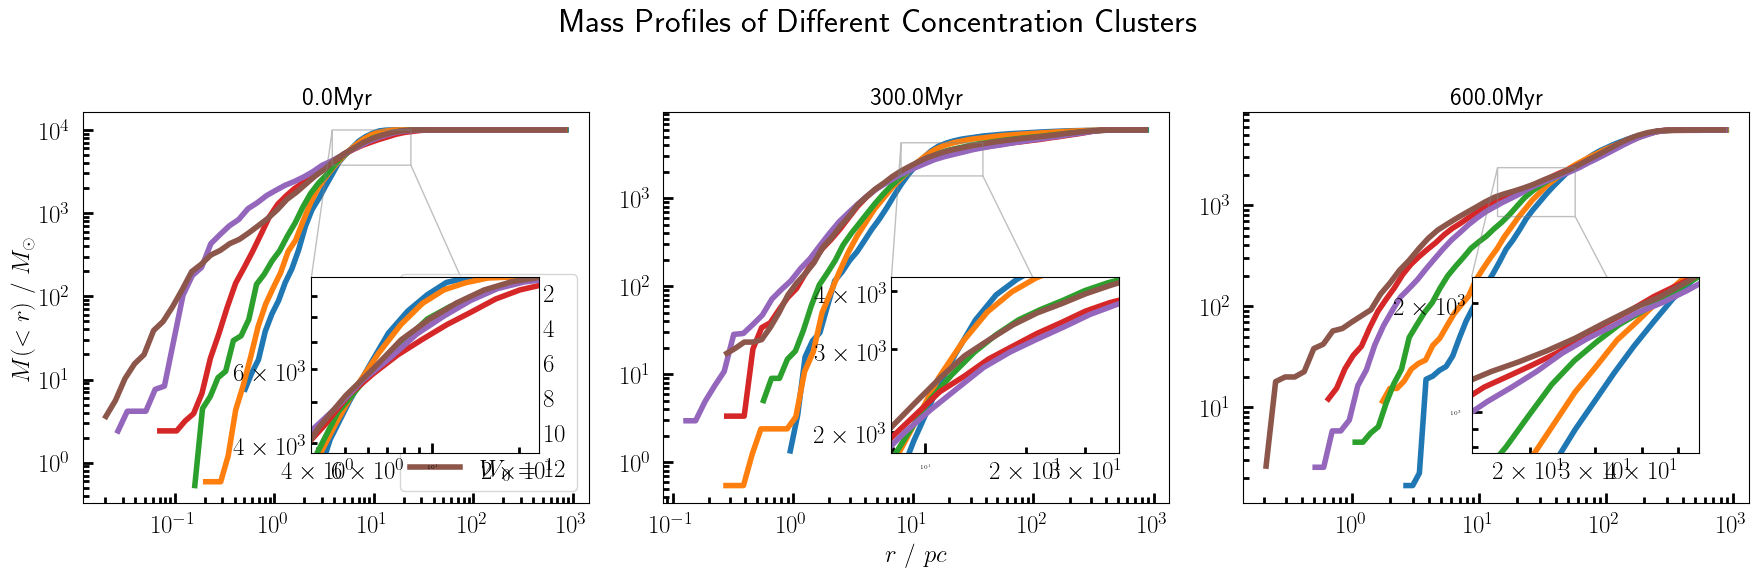
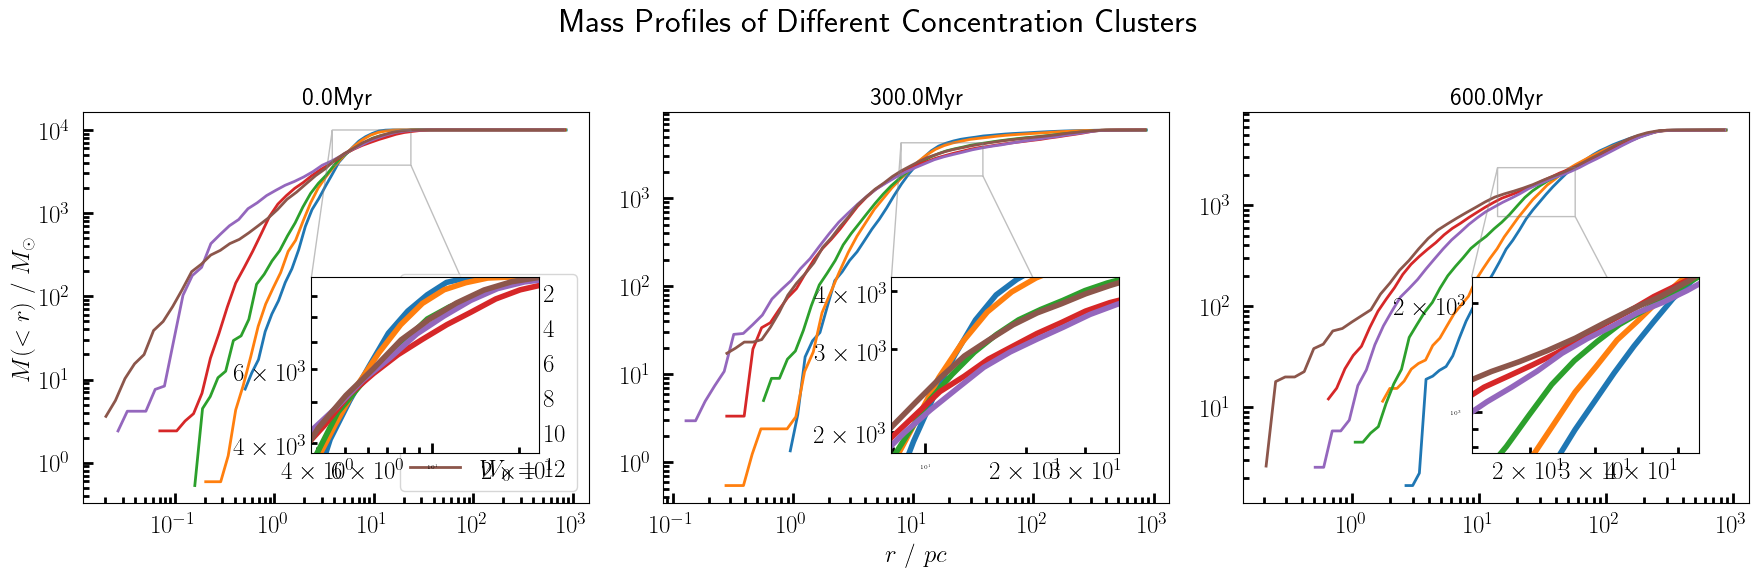
Unified diff of the notebook cell whose output changed from the first chart to the second:
--- before
+++ after
@@ -6,5 +6,6 @@
     first = True
     for ax, (time, (r_sort, _, m_sums)) in zip(axes, mass_profiles.items()):
-        ax.plot(r_sort, m_sums, label=fr'$W_0={{{run}}}$' if first else '')
+        ax.plot(r_sort, m_sums, label=fr'$W_0={{{run}}}$' if first else '',
+               linewidth=2)
         ax.set_xscale('log')
         ax.set_yscale('log')

Commit: Switch figure formatting